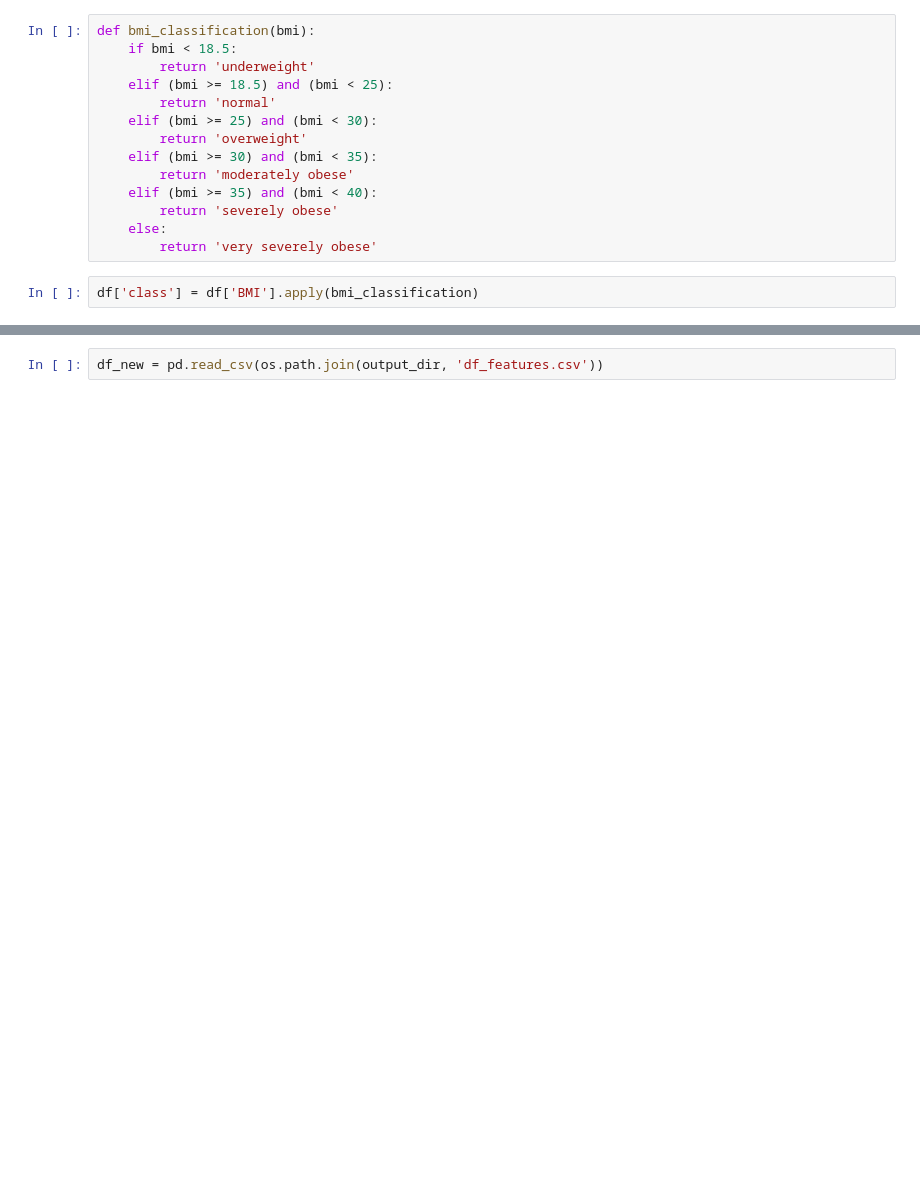
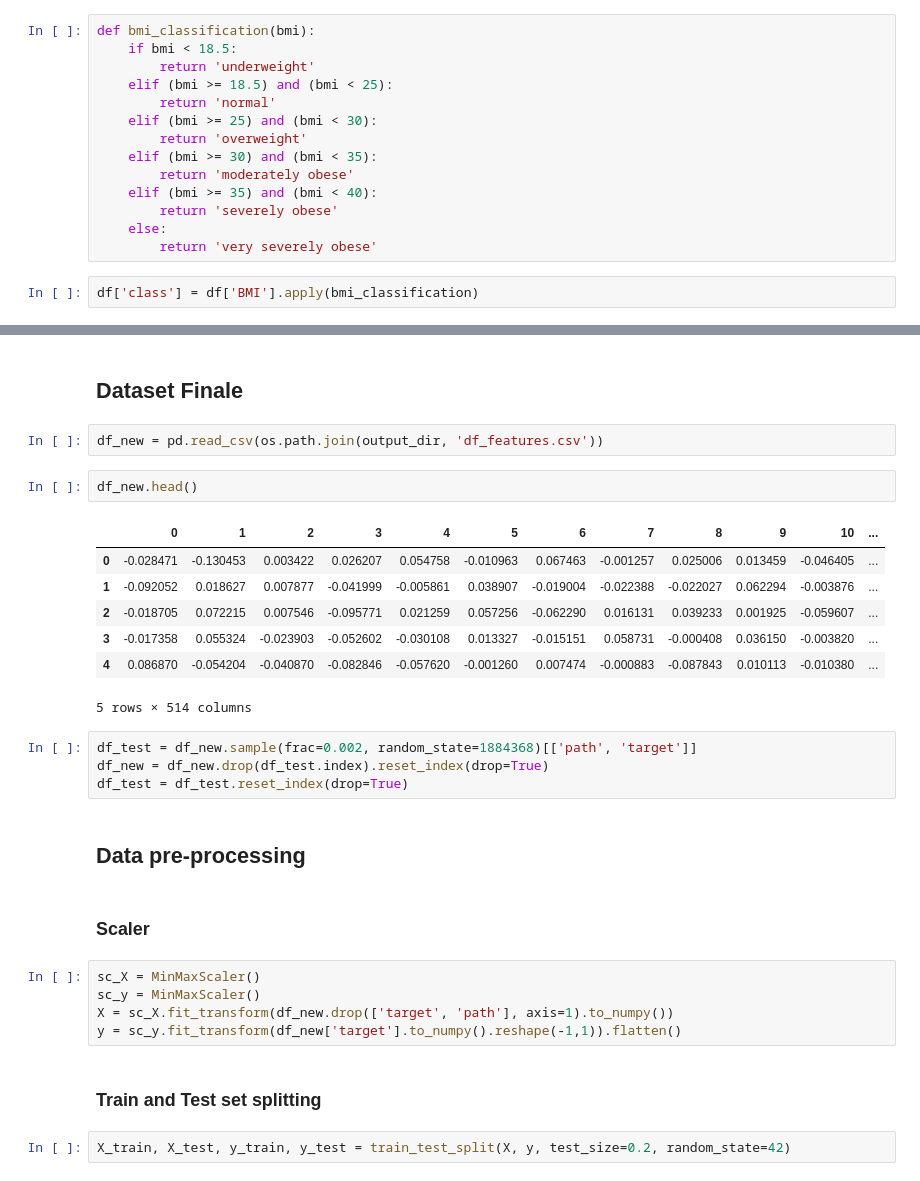
Before and after one commit to ceccaroni1884368/Face-to-BMI, a Jupyter notebook: Face_To_BMI.ipynb, the cells around one changed output, grey strips where cells are left out. Saved outputs shown, nothing was run; the diff lists cells and outputs as text; blank space fills up the shorter version.

```diff
--- a/Face_To_BMI.ipynb
+++ b/Face_To_BMI.ipynb
@@ -152,3 +217,32 @@ df_new['target'] = df['BMI']
 df_new.to_csv(os.path.join(output_dir, 'df_features.csv'), index=False)
+# %% [markdown]
+## Dataset Finale
 # %%
 df_new = pd.read_csv(os.path.join(output_dir, 'df_features.csv'))
+# %%
+df_new.head()
+# %% [output]
+|  | 0 | 1 | 2 | 3 | 4 | 5 | 6 | 7 | 8 | 9 | 10 | ... |
+| 0 | -0.028471 | -0.130453 | 0.003422 | 0.026207 | 0.054758 | -0.010963 | 0.067463 | -0.001257 | 0.025006 | 0.013459 | -0.046405 | ... |
+| 1 | -0.092052 | 0.018627 | 0.007877 | -0.041999 | -0.005861 | 0.038907 | -0.019004 | -0.022388 | -0.022027 | 0.062294 | -0.003876 | ... |
+| 2 | -0.018705 | 0.072215 | 0.007546 | -0.095771 | 0.021259 | 0.057256 | -0.062290 | 0.016131 | 0.039233 | 0.001925 | -0.059607 | ... |
+| 3 | -0.017358 | 0.055324 | -0.023903 | -0.052602 | -0.030108 | 0.013327 | -0.015151 | 0.058731 | -0.000408 | 0.036150 | -0.003820 | ... |
+| 4 | 0.086870 | -0.054204 | -0.040870 | -0.082846 | -0.057620 | -0.001260 | 0.007474 | -0.000883 | -0.087843 | 0.010113 | -0.010380 | ... |
+5 rows × 514 columns
+# %%
+df_test = df_new.sample(frac=0.002, random_state=1884368)[['path', 'target']]
+df_new = df_new.drop(df_test.index).reset_index(drop=True)
+df_test = df_test.reset_index(drop=True)
+# %% [markdown]
+## Data pre-processing
+# %% [markdown]
+### Scaler
+# %%
+sc_X = MinMaxScaler()
+sc_y = MinMaxScaler()
+X = sc_X.fit_transform(df_new.drop(['target', 'path'], axis=1).to_numpy())
+y = sc_y.fit_transform(df_new['target'].to_numpy().reshape(-1,1)).flatten()
+# %% [markdown]
+### Train and Test set splitting
+# %%
+X_train, X_test, y_train, y_test = train_test_split(X, y, test_size=0.2, random_state=42)
```
Also changed, not shown: parts of 33 cells of this notebook.
